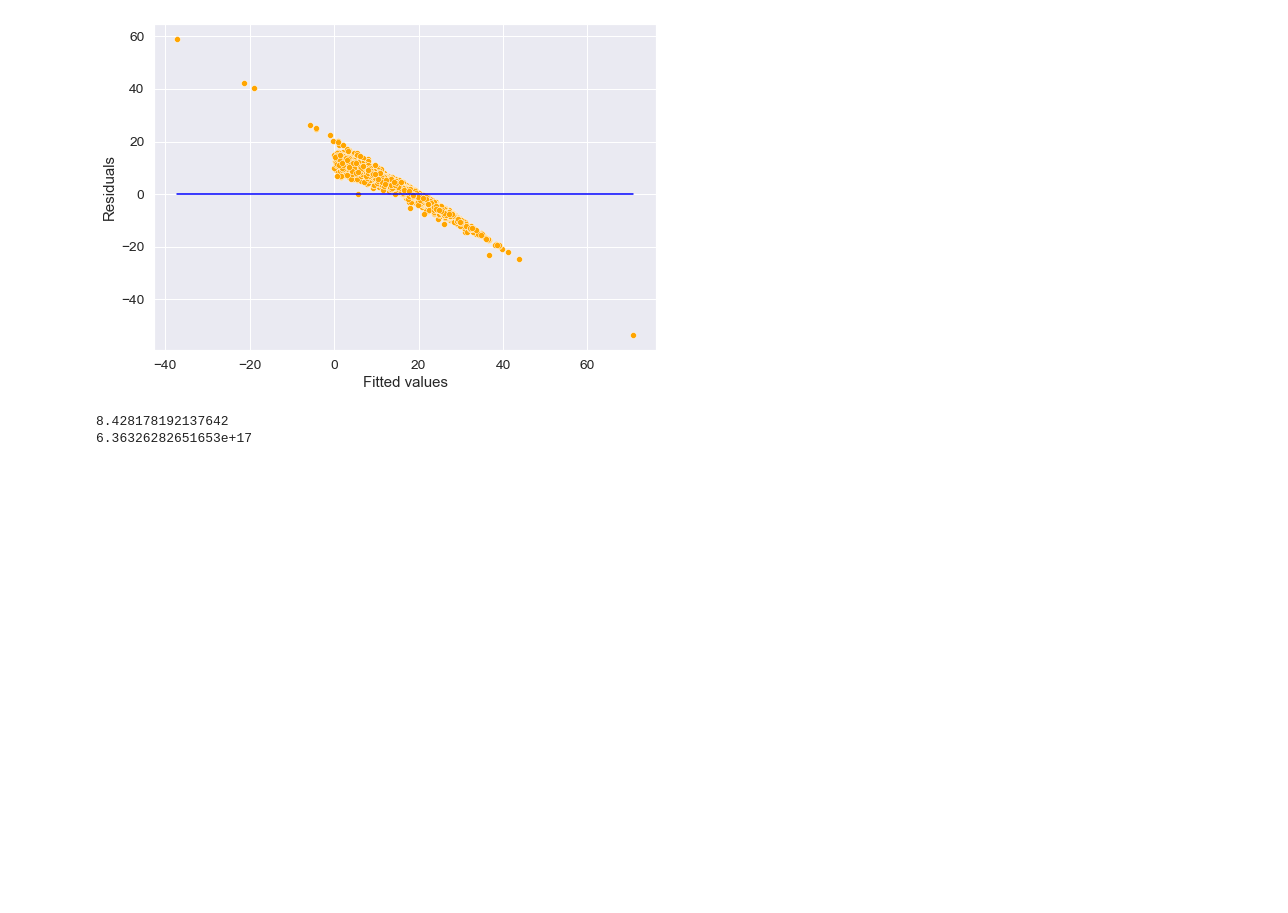
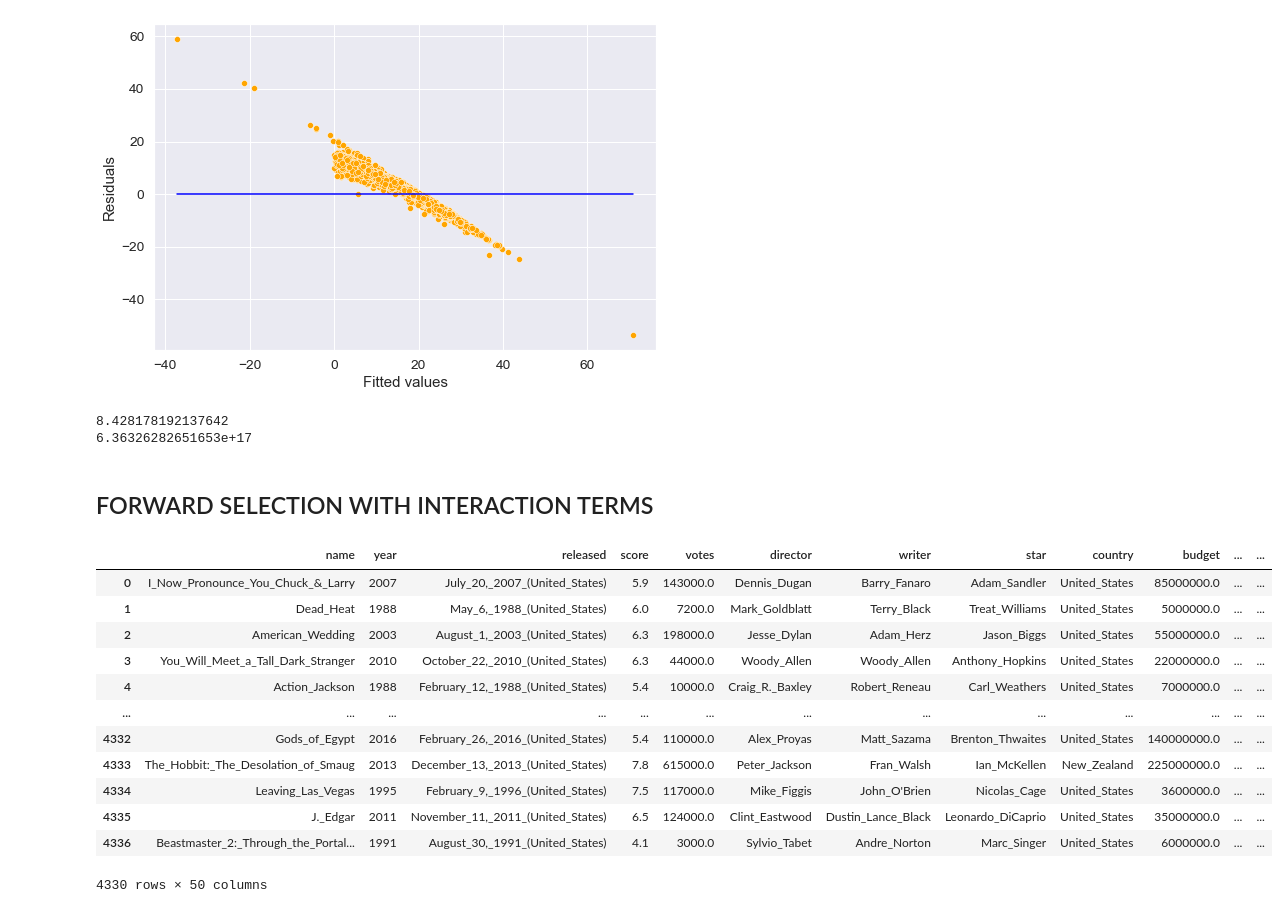
Before and after one commit to isabelgabrielaknight/final-project-303-2, a Jupyter notebook: final_model.ipynb, the cells around one changed output. Drawn from its saved outputs; the diff is of its cells as text; code cells hidden in the pictures; blank space fills up the shorter version.

Commit message:
trying interaction terms

```diff
--- a/final_model.ipynb
+++ b/final_model.ipynb
@@ -662,3 +665,21 @@ print(np.sqrt(((test.gross - np.exp(pred_log_gross))**2).mean()))
 # %% [output]
 8.428178192137642
 6.36326282651653e+17
+# %% [markdown]
+## FORWARD SELECTION WITH INTERACTION TERMS
+# %%
+train_variable_selection
+# %% [output]
+|  | name | year | released | score | votes | director | writer | star | country | budget | ... | ... |
+| 0 | I_Now_Pronounce_You_Chuck_&_Larry | 2007 | July_20,_2007_(United_States) | 5.9 | 143000.0 | Dennis_Dugan | Barry_Fanaro | Adam_Sandler | United_States | 85000000.0 | ... | ... |
+| 1 | Dead_Heat | 1988 | May_6,_1988_(United_States) | 6.0 | 7200.0 | Mark_Goldblatt | Terry_Black | Treat_Williams | United_States | 5000000.0 | ... | ... |
+| 2 | American_Wedding | 2003 | August_1,_2003_(United_States) | 6.3 | 198000.0 | Jesse_Dylan | Adam_Herz | Jason_Biggs | United_States | 55000000.0 | ... | ... |
+| 3 | You_Will_Meet_a_Tall_Dark_Stranger | 2010 | October_22,_2010_(United_States) | 6.3 | 44000.0 | Woody_Allen | Woody_Allen | Anthony_Hopkins | United_States | 22000000.0 | ... | ... |
+| 4 | Action_Jackson | 1988 | February_12,_1988_(United_States) | 5.4 | 10000.0 | Craig_R._Baxley | Robert_Reneau | Carl_Weathers | United_States | 7000000.0 | ... | ... |
+| ... | ... | ... | ... | ... | ... | ... | ... | ... | ... | ... | ... | ... |
+| 4332 | Gods_of_Egypt | 2016 | February_26,_2016_(United_States) | 5.4 | 110000.0 | Alex_Proyas | Matt_Sazama | Brenton_Thwaites | United_States | 140000000.0 | ... | ... |
+| 4333 | The_Hobbit:_The_Desolation_of_Smaug | 2013 | December_13,_2013_(United_States) | 7.8 | 615000.0 | Peter_Jackson | Fran_Walsh | Ian_McKellen | New_Zealand | 225000000.0 | ... | ... |
+| 4334 | Leaving_Las_Vegas | 1995 | February_9,_1996_(United_States) | 7.5 | 117000.0 | Mike_Figgis | John_O'Brien | Nicolas_Cage | United_States | 3600000.0 | ... | ... |
+| 4335 | J._Edgar | 2011 | November_11,_2011_(United_States) | 6.5 | 124000.0 | Clint_Eastwood | Dustin_Lance_Black | Leonardo_DiCaprio | United_States | 35000000.0 | ... | ... |
+| 4336 | Beastmaster_2:_Through_the_Portal... | 1991 | August_30,_1991_(United_States) | 4.1 | 3000.0 | Sylvio_Tabet | Andre_Norton | Marc_Singer | United_States | 6000000.0 | ... | ... |
+4330 rows × 50 columns
```
Also changed, not shown: parts of 9 cells of this notebook.
